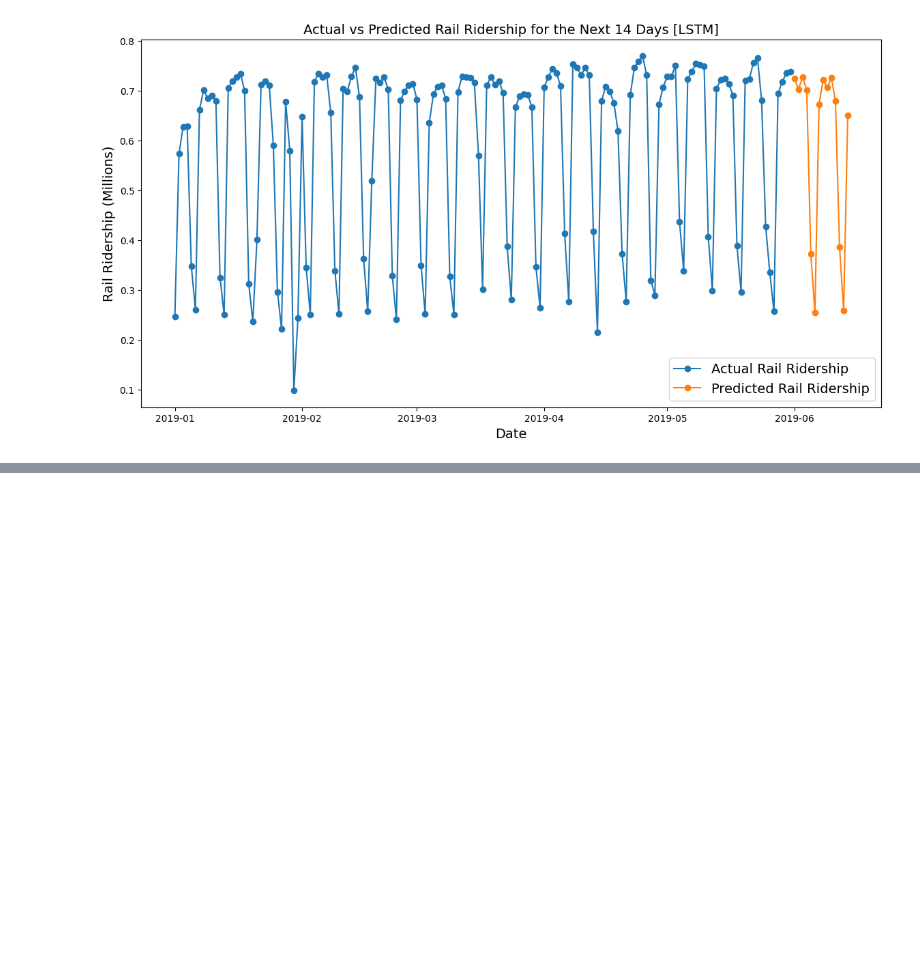
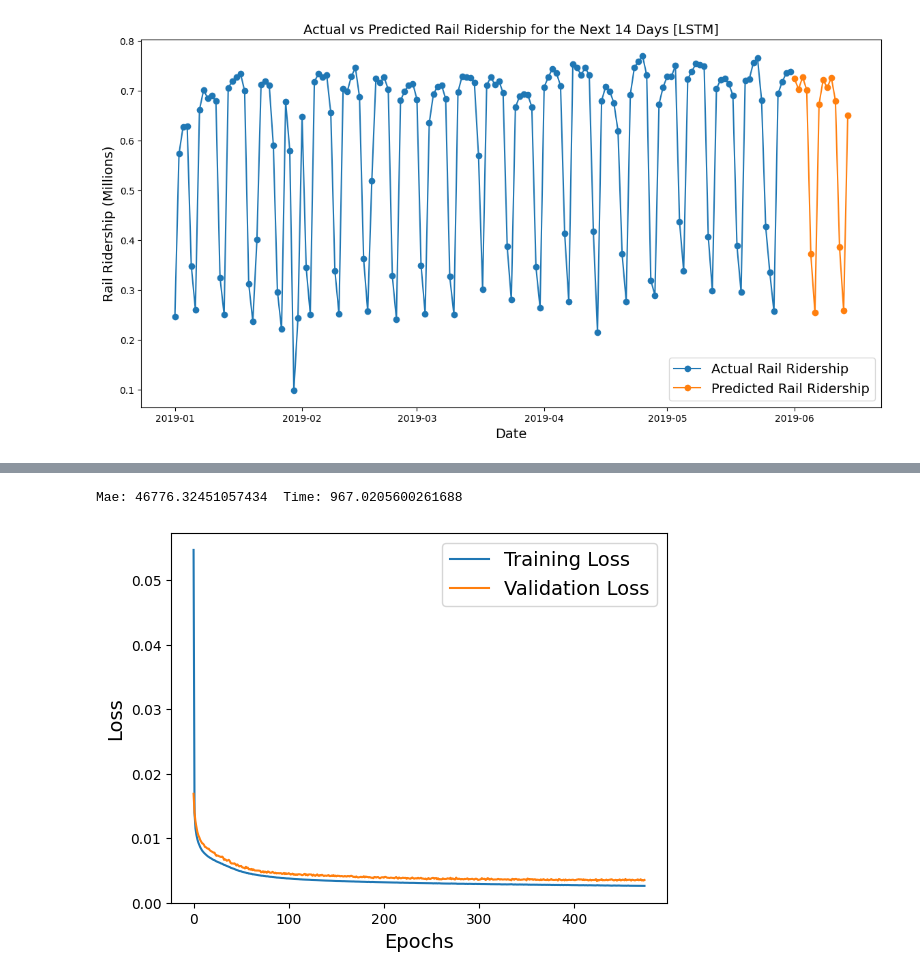
Before and after one commit to moheed-ali/AIML-Notebook-Collection, a Jupyter notebook: ridership_prediction.ipynb, the cells around one changed output, grey strips where cells are left out. Drawn from its saved outputs; the diff is of its cells as text; code cells hidden in the pictures; blank space fills up the shorter version.

```diff
--- a/ridership_prediction.ipynb
+++ b/ridership_prediction.ipynb
@@ -367,0 +370,9 @@ plt.show()
+# %%
+tf.random.set_seed(42)  # extra code – ensures reproducibility
+gru_model = tf.keras.Sequential([
+    tf.keras.layers.GRU(50, return_sequences=True, input_shape=[None, 5]),
+    tf.keras.layers.Dense(14)
+])
+# %%
+gru_mae, gru_history, gru_time = fit_and_evaluate(gru_model, seq2seq_train, seq2seq_valid,
+                 learning_rate=0.1, epochs=500)
@@ -367,0 +397,14 @@ plt.show()
+# %%
+print("Mae:", gru_mae, "\tTime:", gru_time)
+# %% [output]
+Mae: 46776.32451057434  Time: 967.0205600261688
+# %%
+# Plot training and validation loss
+plt.plot(gru_history.history['loss'], label='Training Loss')
+plt.plot(gru_history.history['val_loss'], label='Validation Loss')
+plt.xlabel('Epochs')
+plt.ylabel('Loss')
+plt.legend()
+plt.show()
+# %% [output]
+[figure, added]
```
Also changed, not shown: parts of 5 cells of this notebook.
